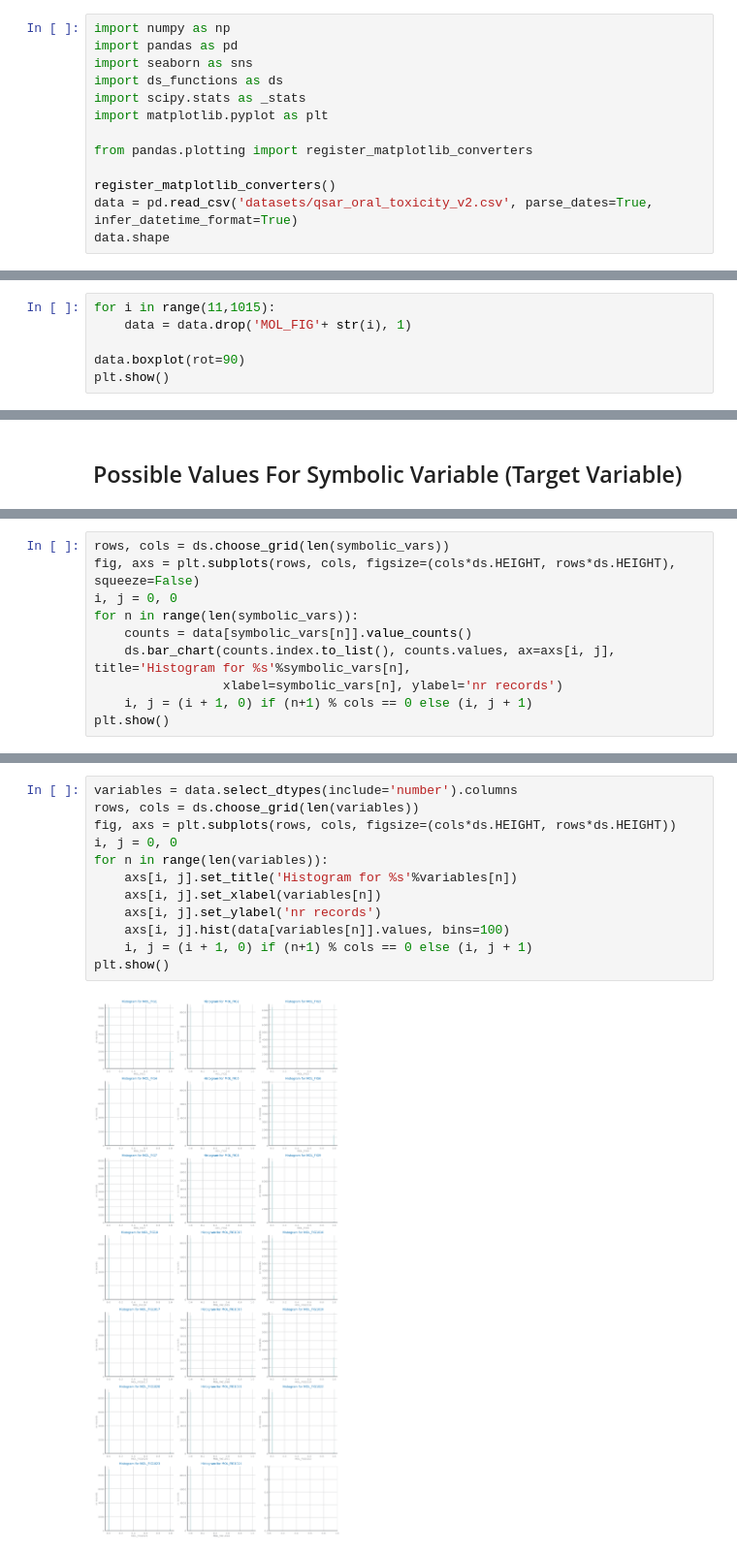
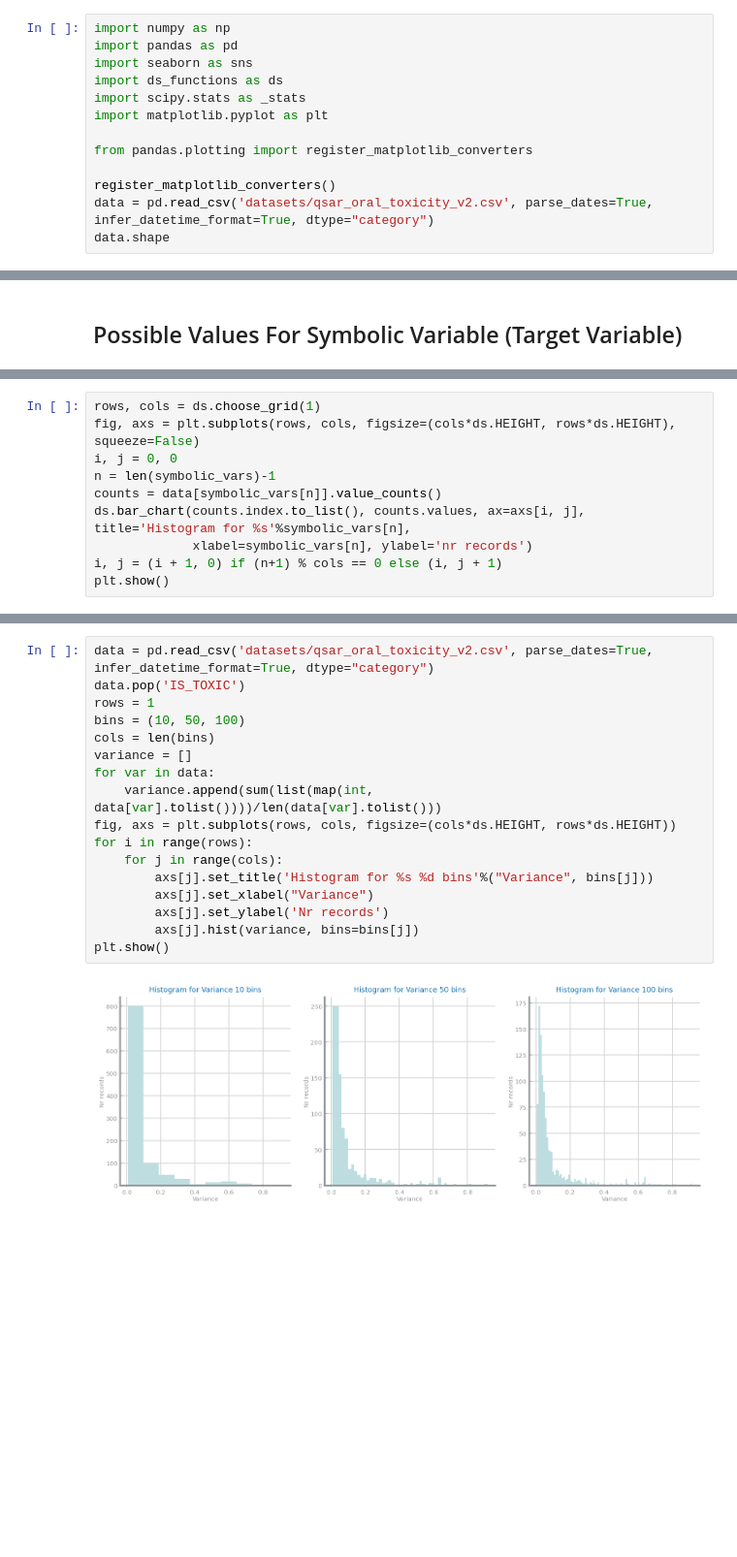
Before and after one commit to diogo-costa98/cdados, a Jupyter notebook: Lab1/LAB1.ipynb, the cells around one changed output, grey strips where cells are left out. Shown at 97% size. Drawn from its saved outputs; the diff is of its cells as text; blank space fills up the shorter version.

Commit message:
Changed Data Profiling according to teachers input.

```diff
--- a/Lab1/LAB1.ipynb
+++ b/Lab1/LAB1.ipynb
@@ -283,7 +282,7 @@ import matplotlib.pyplot as plt
 from pandas.plotting import register_matplotlib_converters
 
 register_matplotlib_converters()
-data = pd.read_csv('datasets/qsar_oral_toxicity_v2.csv', parse_dates=True, infer_datetime_format=True)
+data = pd.read_csv('datasets/qsar_oral_toxicity_v2.csv', parse_dates=True, infer_datetime_format=True, dtype="category")
 data.shape
 # %% [output]
 (8992, 1025)
@@ -386,6 +378,0 @@ data.describe()
-# %%
-for i in range(11,1015):
-    data = data.drop('MOL_FIG'+ str(i), 1)
-
-data.boxplot(rot=90)
-plt.show()
@@ -487,12 +389,12 @@ Categories (2, object): ['negative', 'positive']
 # %%
-rows, cols = ds.choose_grid(len(symbolic_vars))
+rows, cols = ds.choose_grid(1)
 fig, axs = plt.subplots(rows, cols, figsize=(cols*ds.HEIGHT, rows*ds.HEIGHT), squeeze=False)
 i, j = 0, 0
-for n in range(len(symbolic_vars)):
-    counts = data[symbolic_vars[n]].value_counts()
-    ds.bar_chart(counts.index.to_list(), counts.values, ax=axs[i, j], title='Histogram for %s'%symbolic_vars[n],
-                 xlabel=symbolic_vars[n], ylabel='nr records')
-    i, j = (i + 1, 0) if (n+1) % cols == 0 else (i, j + 1)
+n = len(symbolic_vars)-1
+counts = data[symbolic_vars[n]].value_counts()
+ds.bar_chart(counts.index.to_list(), counts.values, ax=axs[i, j], title='Histogram for %s'%symbolic_vars[n],
+             xlabel=symbolic_vars[n], ylabel='nr records')
+i, j = (i + 1, 0) if (n+1) % cols == 0 else (i, j + 1)
 plt.show()
 # %% [output]
 [figure]
@@ -501,14 +403,19 @@ plt.show()
 # %%
-variables = data.select_dtypes(include='number').columns
-rows, cols = ds.choose_grid(len(variables))
+data = pd.read_csv('datasets/qsar_oral_toxicity_v2.csv', parse_dates=True, infer_datetime_format=True, dtype="category")
+data.pop('IS_TOXIC')
+rows = 1
+bins = (10, 50, 100)
+cols = len(bins)
+variance = []
+for var in data:
+    variance.append(sum(list(map(int, data[var].tolist())))/len(data[var].tolist()))
 fig, axs = plt.subplots(rows, cols, figsize=(cols*ds.HEIGHT, rows*ds.HEIGHT))
-i, j = 0, 0
-for n in range(len(variables)):
-    axs[i, j].set_title('Histogram for %s'%variables[n])
-    axs[i, j].set_xlabel(variables[n])
-    axs[i, j].set_ylabel('nr records')
-    axs[i, j].hist(data[variables[n]].values, bins=100)
-    i, j = (i + 1, 0) if (n+1) % cols == 0 else (i, j + 1)
+for i in range(rows):
+    for j in range(cols):
+        axs[j].set_title('Histogram for %s %d bins'%("Variance", bins[j]))
+        axs[j].set_xlabel("Variance")
+        axs[j].set_ylabel('Nr records')
+        axs[j].hist(variance, bins=bins[j])
 plt.show()
 # %% [output]
-[figure, old version]
+[figure, new version]
```
Also changed, not shown: parts of 33 cells of this notebook.
